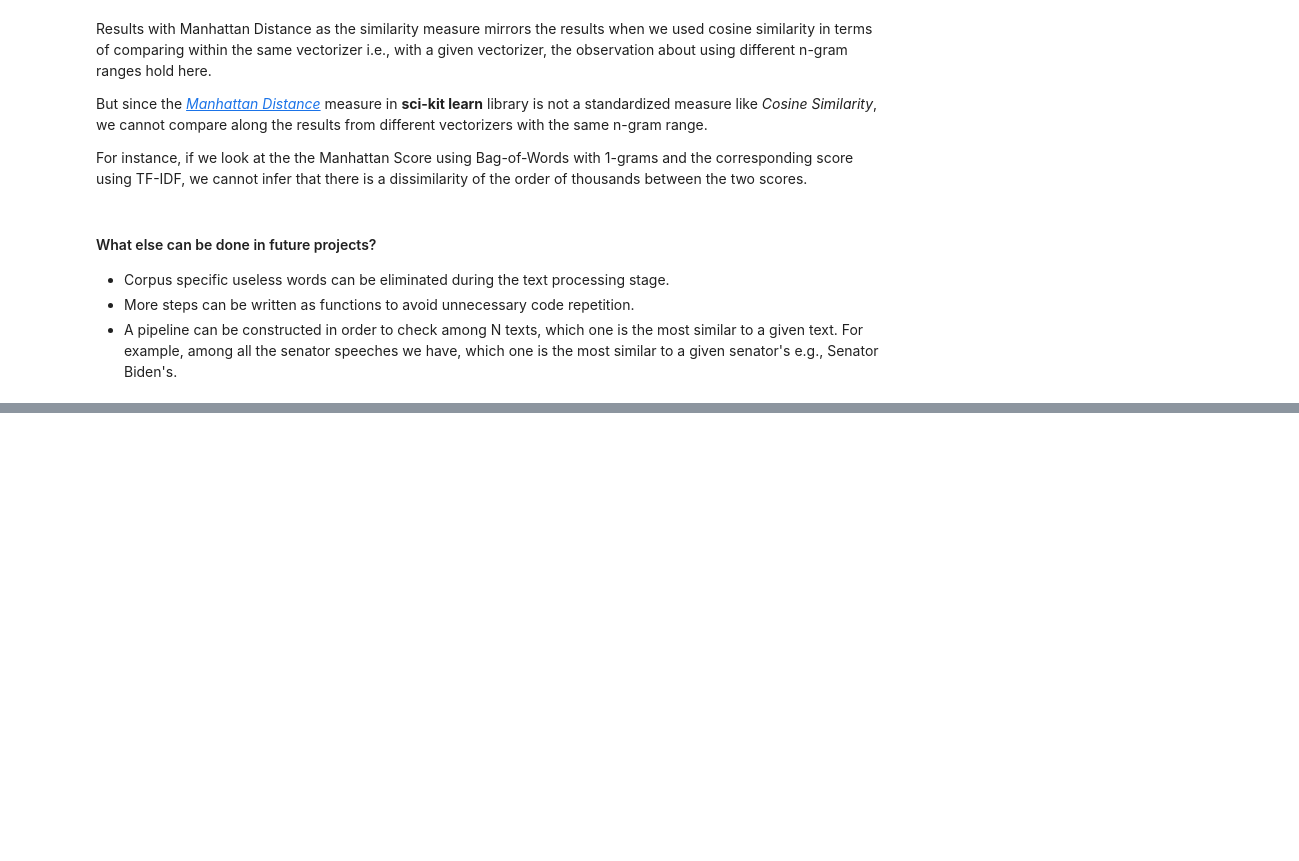
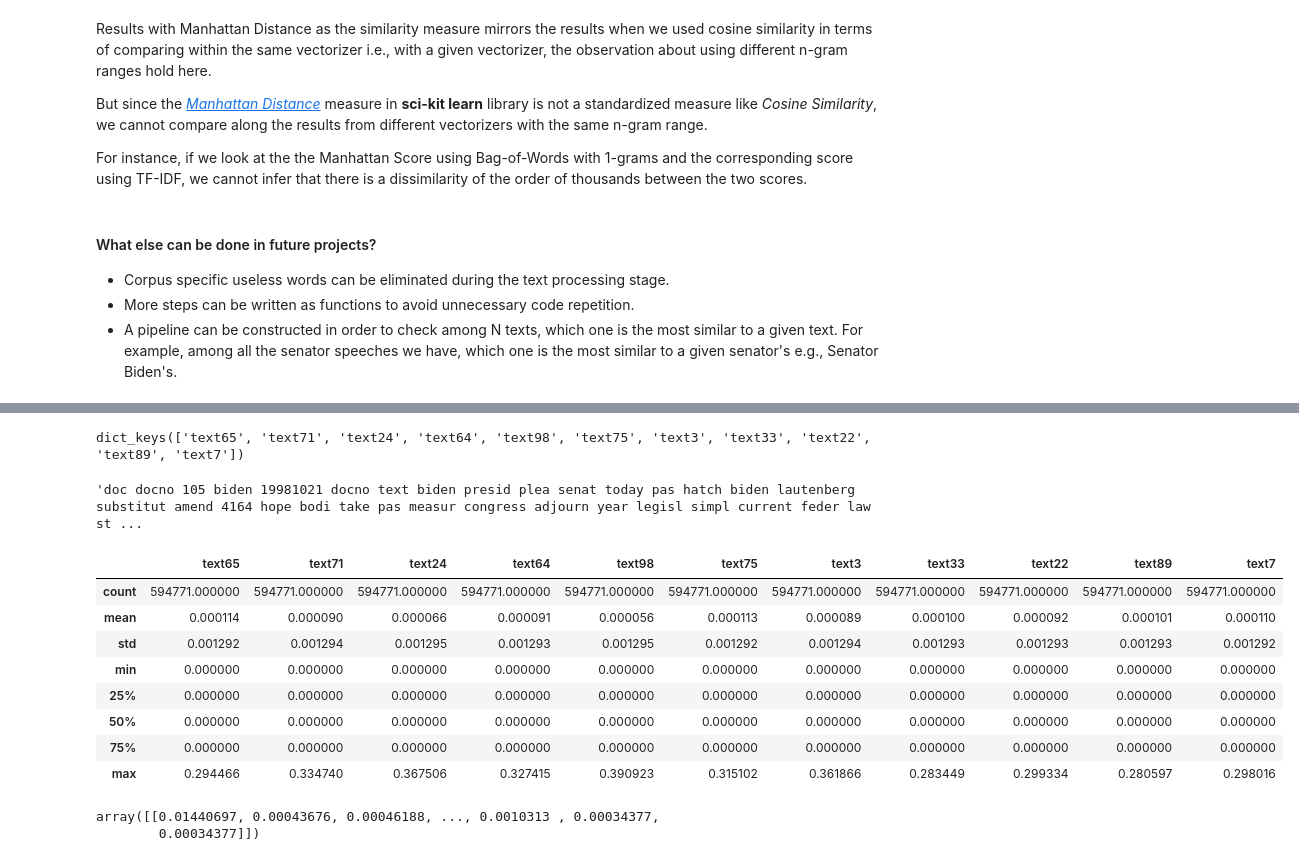
Before and after one commit to ataberkatan/Natural-Language-Processing, a Jupyter notebook: Assignment - Congress Speech Analysis/Analysis of Congress Speeches v2.0 (Medium Article).ipynb, the cells around one changed output, grey strips where cells are left out. Drawn from its saved outputs; the diff is of its cells as text; code cells hidden in the pictures; blank space fills up the shorter version.

```diff
--- a/Assignment - Congress Speech Analysis/Analysis of Congress Speeches v2.0 (Medium Article).ipynb
+++ b/Assignment - Congress Speech Analysis/Analysis of Congress Speeches v2.0 (Medium Article).ipynb
@@ -483,0 +510,55 @@ We use;
+# %%
+import random
+
+text7 = text_dict.pop('text7')
+
+keys = list(text_dict.keys())
+
+random_keys = random.sample(keys, 10)
+
+#random_keys.append('text7')
+
+random_text_dict = {key: text_dict[key] for key in random_keys}
+
+random_text_dict['text7'] = text7
+
+random_text_dict.keys()
+# %% [output]
+dict_keys(['text65', 'text71', 'text24', 'text64', 'text98', 'text75', 'text3', 'text33', 'text22', 'text89', 'text7'])
+# %%
+processed_text_dict = {}
+
+for key, text in random_text_dict.items():
+    processed_text = text_processor(text)
+
+    processed_text_dict[key] = processed_text
+# %%
+list(processed_text_dict.keys())
+processed_text_dict['text7'][:10000000000]
+# %% [output]
+'doc docno 105 biden 19981021 docno text biden presid plea senat today pas hatch biden lautenberg substitut amend 4164 hope bodi take pas measur congress adjourn year legisl simpl current feder law st ...
+# %%
+"""
+corpus = tfidf_vectorizer_12.fit_transform([text1_processed, text2_processed])
+"""
+corpus = tfidf_vectorizer_12.fit_transform(processed_text_dict.values())
+# %%
+corpus_matrix = pd.DataFrame(corpus.toarray().transpose(),
+                             index=tfidf_vectorizer_12.get_feature_names_out())
+
+# Renaming the columns with the names of the senators who gave the speeches:
+corpus_matrix = corpus_matrix.set_axis(list(processed_text_dict.keys()),
+                                       axis = "columns",
+                                       copy = True)
+# %%
+corpus_matrix.describe()
+# %% [output]
+|  | text65 | text71 | text24 | text64 | text98 | text75 | text3 | text33 | text22 | text89 | text7 |
+| count | 594771.000000 | 594771.000000 | 594771.000000 | 594771.000000 | 594771.000000 | 594771.000000 | 594771.000000 | 594771.000000 | 594771.000000 | 594771.000000 | 594771.000000 |
+| mean | 0.000114 | 0.000090 | 0.000066 | 0.000091 | 0.000056 | 0.000113 | 0.000089 | 0.000100 | 0.000092 | 0.000101 | 0.000110 |
+| std | 0.001292 | 0.001294 | 0.001295 | 0.001293 | 0.001295 | 0.001292 | 0.001294 | 0.001293 | 0.001293 | 0.001293 | 0.001292 |
+| min | 0.000000 | 0.000000 | 0.000000 | 0.000000 | 0.000000 | 0.000000 | 0.000000 | 0.000000 | 0.000000 | 0.000000 | 0.000000 |
+| 25% | 0.000000 | 0.000000 | 0.000000 | 0.000000 | 0.000000 | 0.000000 | 0.000000 | 0.000000 | 0.000000 | 0.000000 | 0.000000 |
+| 50% | 0.000000 | 0.000000 | 0.000000 | 0.000000 | 0.000000 | 0.000000 | 0.000000 | 0.000000 | 0.000000 | 0.000000 | 0.000000 |
+| 75% | 0.000000 | 0.000000 | 0.000000 | 0.000000 | 0.000000 | 0.000000 | 0.000000 | 0.000000 | 0.000000 | 0.000000 | 0.000000 |
+| max | 0.294466 | 0.334740 | 0.367506 | 0.327415 | 0.390923 | 0.315102 | 0.361866 | 0.283449 | 0.299334 | 0.280597 | 0.298016 |
@@ -483,0 +568,5 @@ We use;
+# %%
+TFIDF_text7
+# %% [output]
+array([[0.01440697, 0.00043676, 0.00046188, ..., 0.0010313 , 0.00034377,
+        0.00034377]])
```
Also changed, not shown: parts of 15 cells of this notebook, 1 other file.
